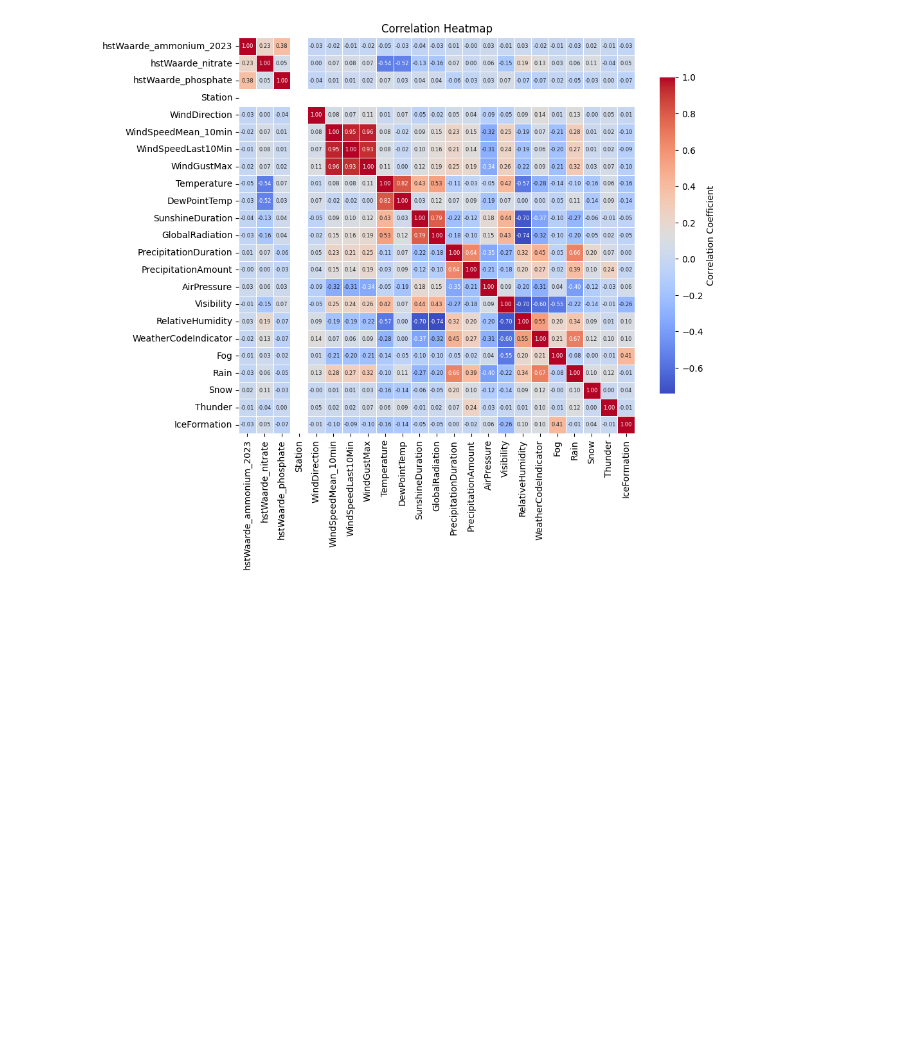
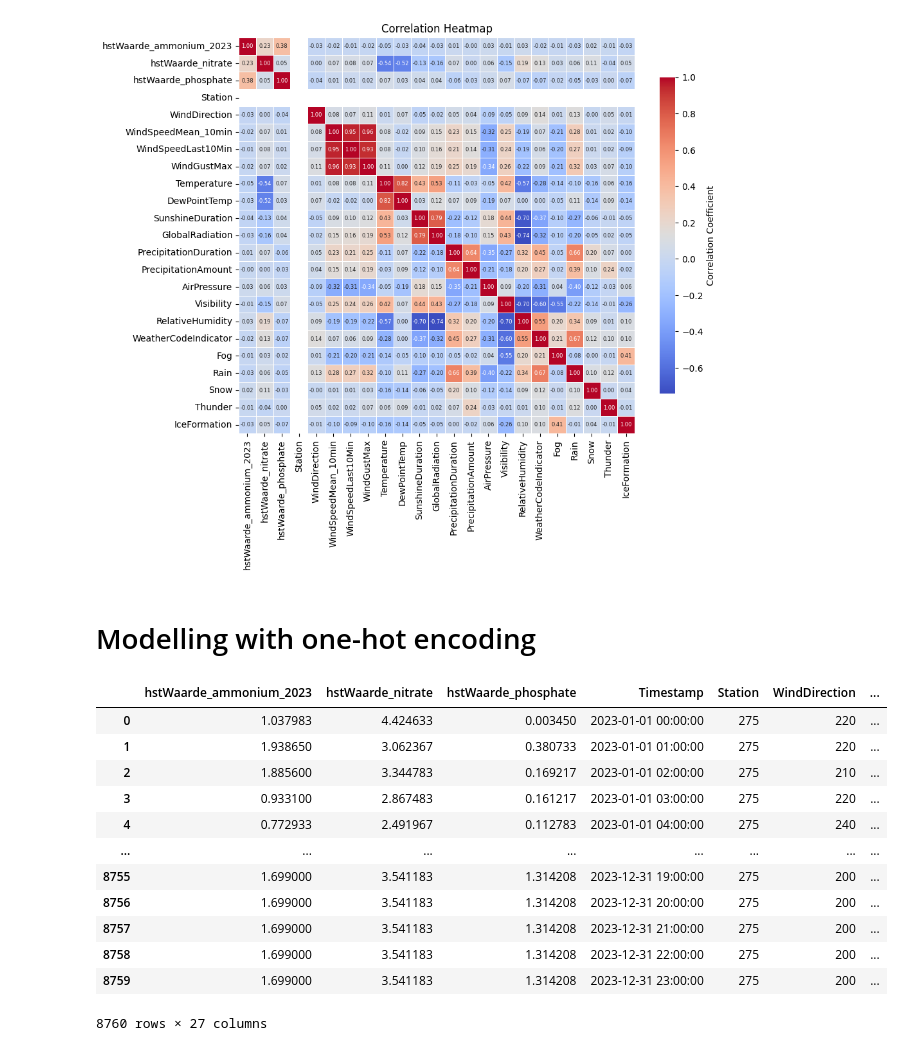
Before and after one commit to georgyHZ/DuskpetalHoppers, a Jupyter notebook: Iteration1.ipynb, the cells around one changed output. Drawn from its saved outputs; the diff is of its cells as text; code cells hidden in the pictures; blank space fills up the shorter version.

Commit message:
preparing and modelling

```diff
--- a/Iteration1.ipynb
+++ b/Iteration1.ipynb
@@ -312,3 +320,24 @@ sns.heatmap(
 plt.show()
 # %% [output]
 [figure]
+# %% [markdown]
+# Modelling with one-hot encoding
+# %%
+combined['hstWaarde_ammonium_2023'] = combined['hstWaarde_ammonium_2023'].fillna(combined['hstWaarde_ammonium_2023'].median())
+combined['hstWaarde_nitrate'] = combined['hstWaarde_nitrate'].fillna(combined['hstWaarde_nitrate'].median())
+combined['hstWaarde_phosphate'] = combined['hstWaarde_phosphate'].fillna(combined['hstWaarde_phosphate'].median())
+combined
+# %% [output]
+|  | hstWaarde_ammonium_2023 | hstWaarde_nitrate | hstWaarde_phosphate | Timestamp | Station | WindDirection | ... |
+| 0 | 1.037983 | 4.424633 | 0.003450 | 2023-01-01 00:00:00 | 275 | 220 | ... |
+| 1 | 1.938650 | 3.062367 | 0.380733 | 2023-01-01 01:00:00 | 275 | 220 | ... |
+| 2 | 1.885600 | 3.344783 | 0.169217 | 2023-01-01 02:00:00 | 275 | 210 | ... |
+| 3 | 0.933100 | 2.867483 | 0.161217 | 2023-01-01 03:00:00 | 275 | 220 | ... |
+| 4 | 0.772933 | 2.491967 | 0.112783 | 2023-01-01 04:00:00 | 275 | 240 | ... |
+| ... | ... | ... | ... | ... | ... | ... | ... |
+| 8755 | 1.699000 | 3.541183 | 1.314208 | 2023-12-31 19:00:00 | 275 | 200 | ... |
+| 8756 | 1.699000 | 3.541183 | 1.314208 | 2023-12-31 20:00:00 | 275 | 200 | ... |
+| 8757 | 1.699000 | 3.541183 | 1.314208 | 2023-12-31 21:00:00 | 275 | 200 | ... |
+| 8758 | 1.699000 | 3.541183 | 1.314208 | 2023-12-31 22:00:00 | 275 | 200 | ... |
+| 8759 | 1.699000 | 3.541183 | 1.314208 | 2023-12-31 23:00:00 | 275 | 200 | ... |
+8760 rows × 27 columns
```
Also changed, not shown: parts of 13 cells of this notebook.
